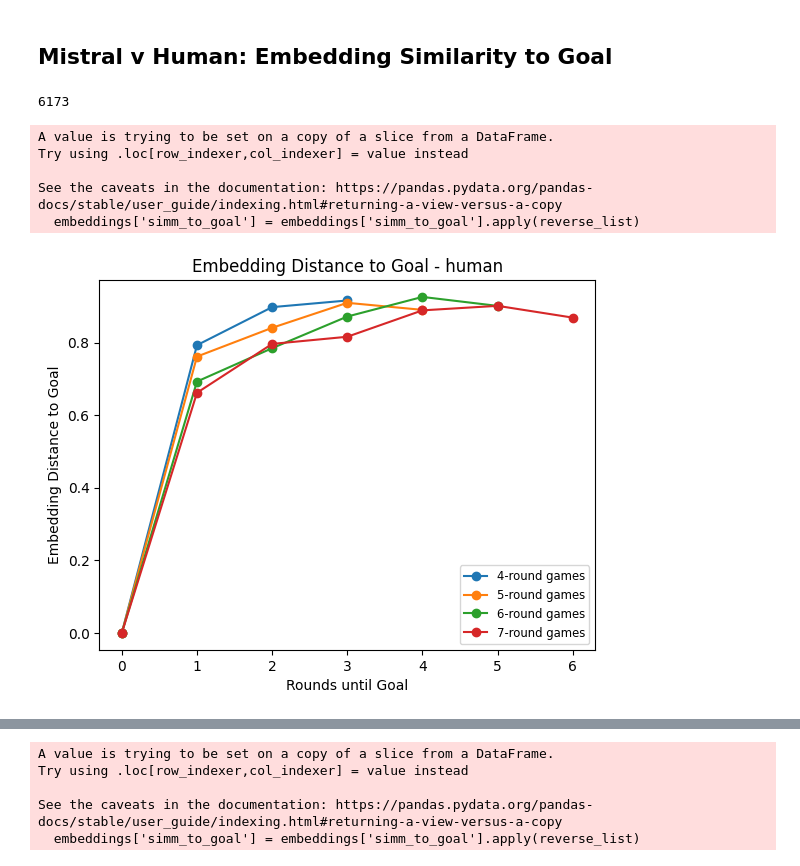
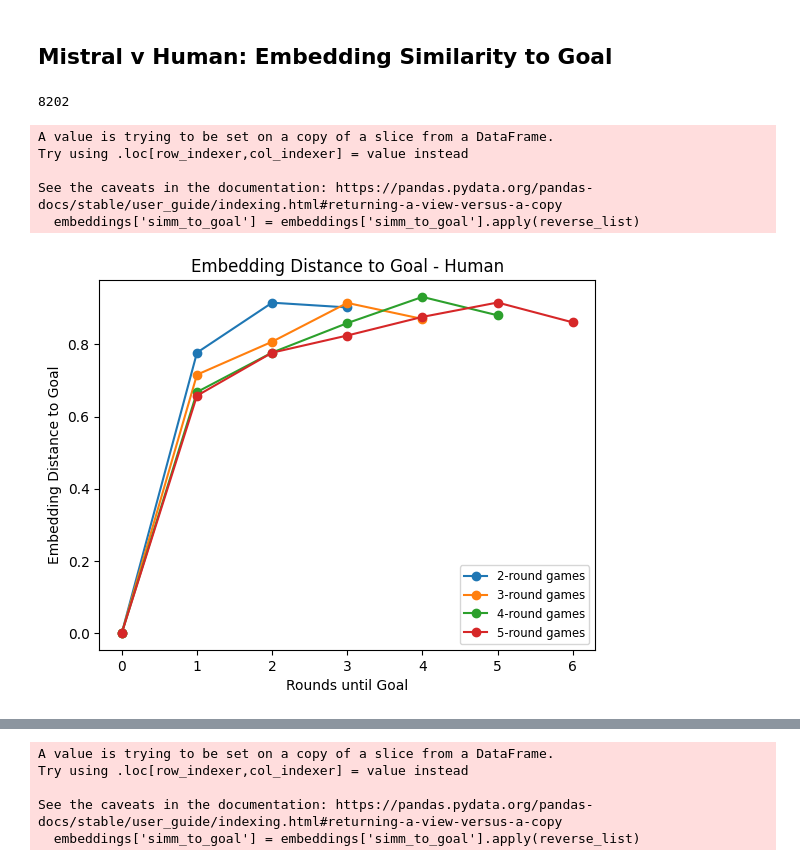
Before and after one commit to epfl-ada/ada-2023-project-klech, a Jupyter notebook: analysis.ipynb, the cells around one changed output, grey strips where cells are left out. Cells and saved outputs as stored; diff of their text form; code cells hidden in the pictures.

```diff
--- a/analysis.ipynb
+++ b/analysis.ipynb
@@ -603,37 +603,37 @@ embeddings = embeddings[['player_type', 'game_pair', 'simm_to_goal', 'game_lengt
 # %%
 # create similarity path for game of length n
 def reverse_list(lst):
     return lst[::-1]
 
 def similarity_path(embeddings, game_length):
     embeddings = embeddings[embeddings['game_length'] == game_length]
     embeddings['simm_to_goal'] = embeddings['simm_to_goal'].apply(reverse_list)
     return [np.mean(simms) for simms in zip(*embeddings['simm_to_goal'])]
 
 def visualize_similarity_paths(embeddings, player_type):
-    embeddings = embeddings[embeddings['game_pair'] != "Brain->Telephone"]
-    embeddings = embeddings[embeddings['game_pair'] != "Theatre->Zebra"]
+    #embeddings = embeddings[embeddings['game_pair'] != "Brain->Telephone"]
+    #embeddings = embeddings[embeddings['game_pair'] != "Theatre->Zebra"]
     print(len(embeddings))
     embeddings = embeddings[embeddings['player_type'] == player_type]
     fig, ax = plt.subplots()
     for l in [4, 5, 6, 7]:
         simm_path_reverse = similarity_path(embeddings, l)
-        ax.plot(range(len(simm_path_reverse)), simm_path_reverse, marker = 'o', label=str(l) + "-round games")
+        ax.plot(range(len(simm_path_reverse)), simm_path_reverse, marker = 'o', label=str(l-2) + "-round games")
     ax.set_xlabel('Rounds until Goal')
     ax.set_ylabel('Embedding Distance to Goal')
-    ax.set_title('Embedding Distance to Goal - ' + player_type)
+    ax.set_title('Embedding Distance to Goal - ' + player_type.capitalize())
     ax.legend(fontsize='small')
     plt.show()
 
 visualize_similarity_paths(embeddings, "human")
 # %% [output]
-6173
+8202
 A value is trying to be set on a copy of a slice from a DataFrame.
 Try using .loc[row_indexer,col_indexer] = value instead
 
 See the caveats in the documentation: https://pandas.pydata.org/pandas-docs/stable/user_guide/indexing.html#returning-a-view-versus-a-copy
   embeddings['simm_to_goal'] = embeddings['simm_to_goal'].apply(reverse_list)
-[figure, old version]
+[figure, new version]
 # %%
 visualize_similarity_paths(embeddings, "mistral")
 # %% [output]
```
Also changed, not shown: parts of 6 cells of this notebook, 2 other files.
